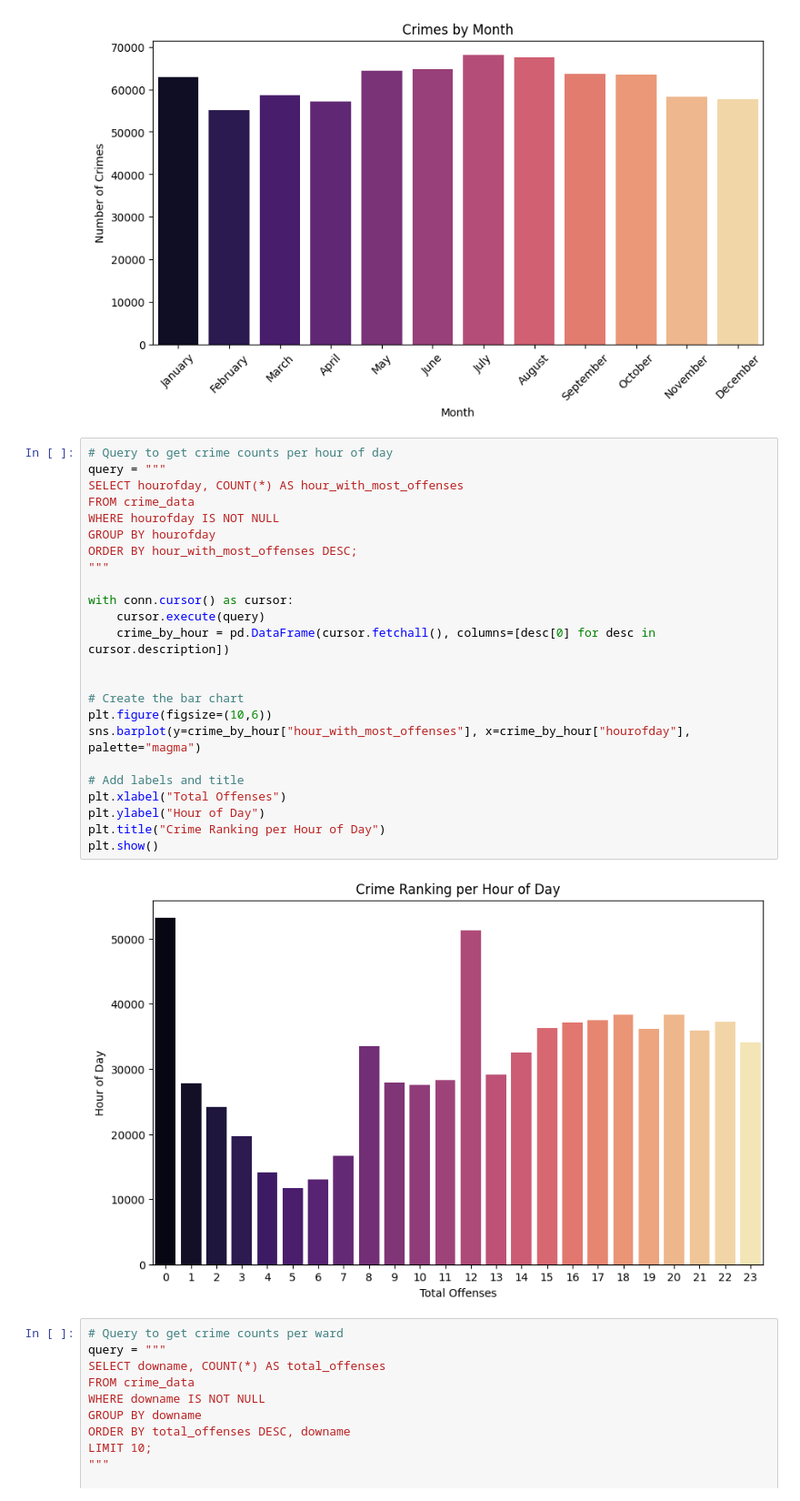
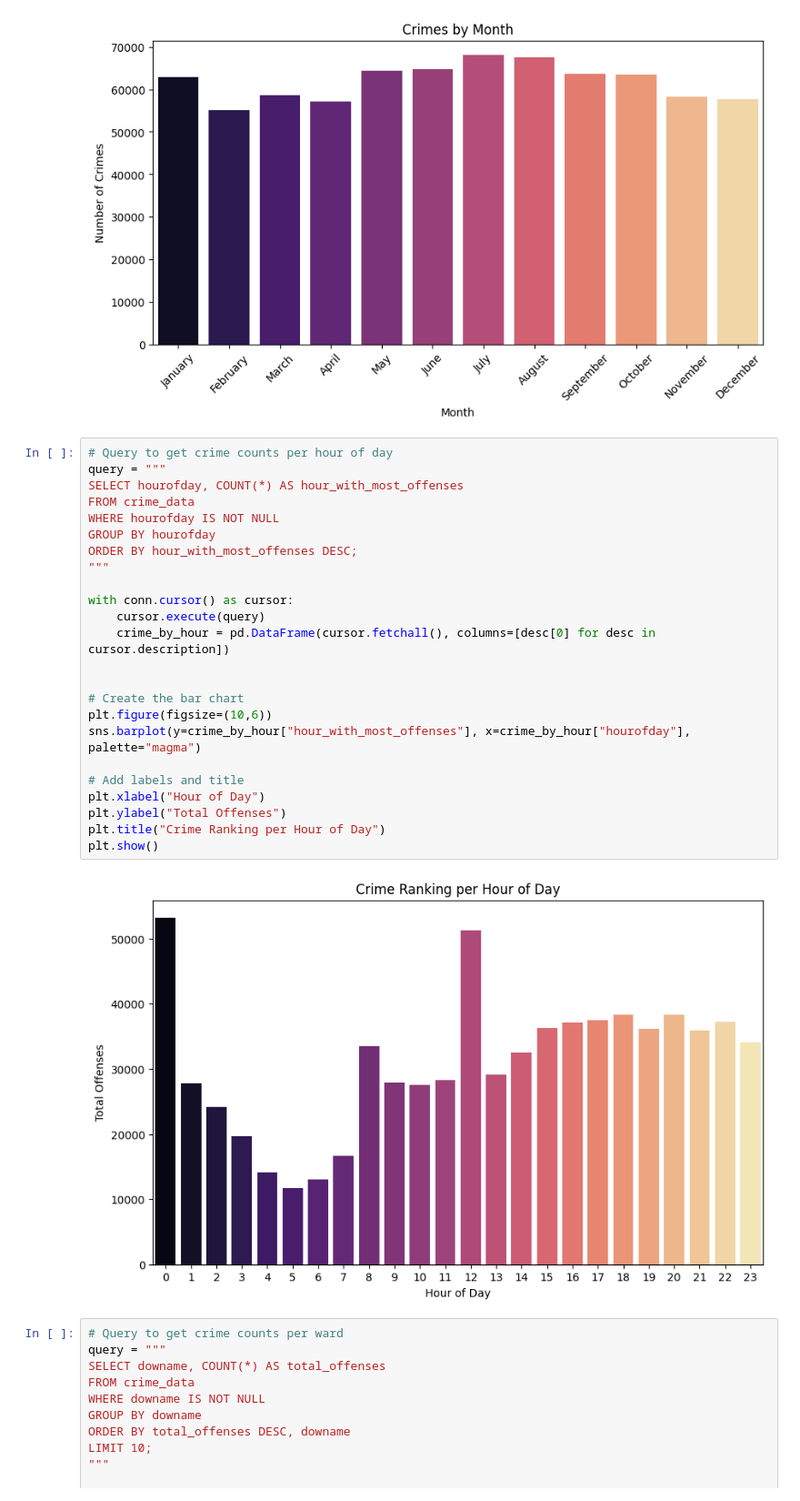
Before and after one commit to Jmillerd/City-of-Cleveland-Crime-Analysis, a Jupyter notebook: cleveland_crime_analysis.ipynb, the cells around one changed output. Shown at 91% size. Saved outputs shown, nothing was run; the diff lists cells and outputs as text.

```diff
--- a/cleveland_crime_analysis.ipynb
+++ b/cleveland_crime_analysis.ipynb
@@ -119,29 +119,29 @@ plt.show()
 # %%
 # Query to get crime counts per hour of day
 query = """
 SELECT hourofday, COUNT(*) AS hour_with_most_offenses
 FROM crime_data
 WHERE hourofday IS NOT NULL
 GROUP BY hourofday
 ORDER BY hour_with_most_offenses DESC;
 """
 
 with conn.cursor() as cursor:
     cursor.execute(query)
     crime_by_hour = pd.DataFrame(cursor.fetchall(), columns=[desc[0] for desc in cursor.description])
 
 
 # Create the bar chart
 plt.figure(figsize=(10,6))
 sns.barplot(y=crime_by_hour["hour_with_most_offenses"], x=crime_by_hour["hourofday"], palette="magma")
 
 # Add labels and title
-plt.xlabel("Total Offenses")
-plt.ylabel("Hour of Day")
+plt.xlabel("Hour of Day")
+plt.ylabel("Total Offenses")
 plt.title("Crime Ranking per Hour of Day")
 plt.show()
 # %% [output]
-[figure, old version]
+[figure, new version]
 # %%
 # Query to get crime counts per ward
 query = """
```
Also changed, not shown: parts of 4 cells of this notebook.
